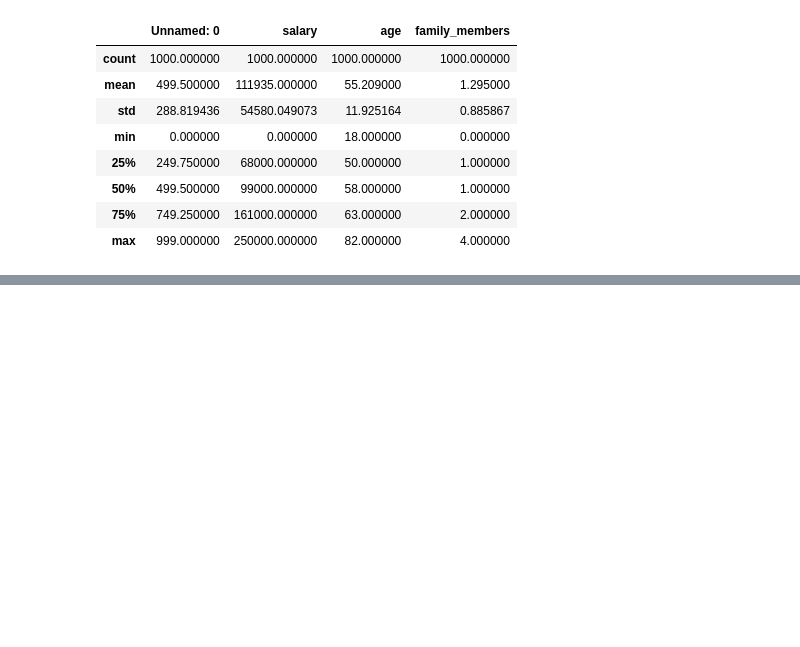
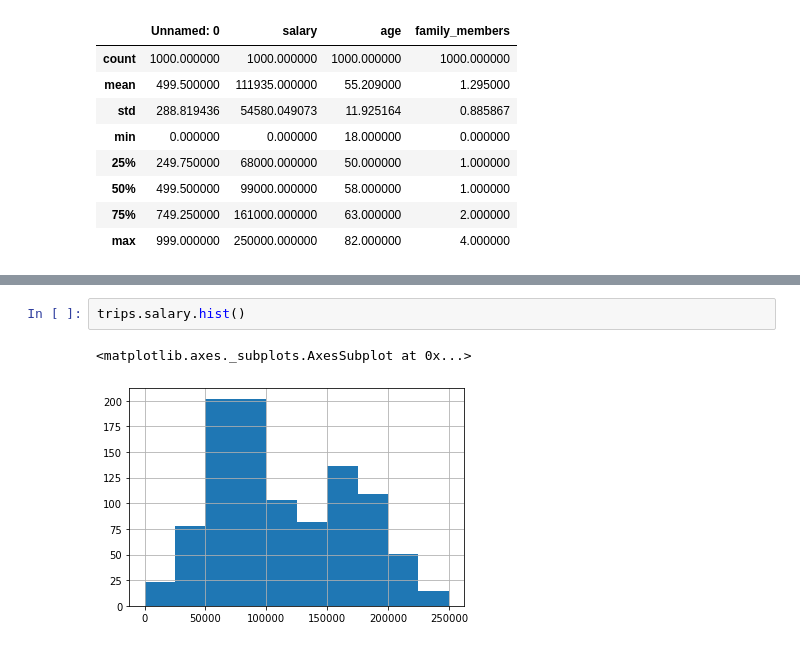
Before and after one commit to danilfg/skillbox_data_science, a Jupyter notebook: day_1.ipynb, the cells around one changed output, grey strips where cells are left out. Drawn from its saved outputs; the diff is of its cells as text; blank space fills up the shorter version.

```diff
--- a/day_1.ipynb
+++ b/day_1.ipynb
@@ -20,0 +50,5 @@ trips.describe()
+# %%
+trips.salary.hist()
+# %% [output]
+<matplotlib.axes._subplots.AxesSubplot at 0x...>
+[figure, added]
```
Also changed, not shown: parts of 11 cells of this notebook.
